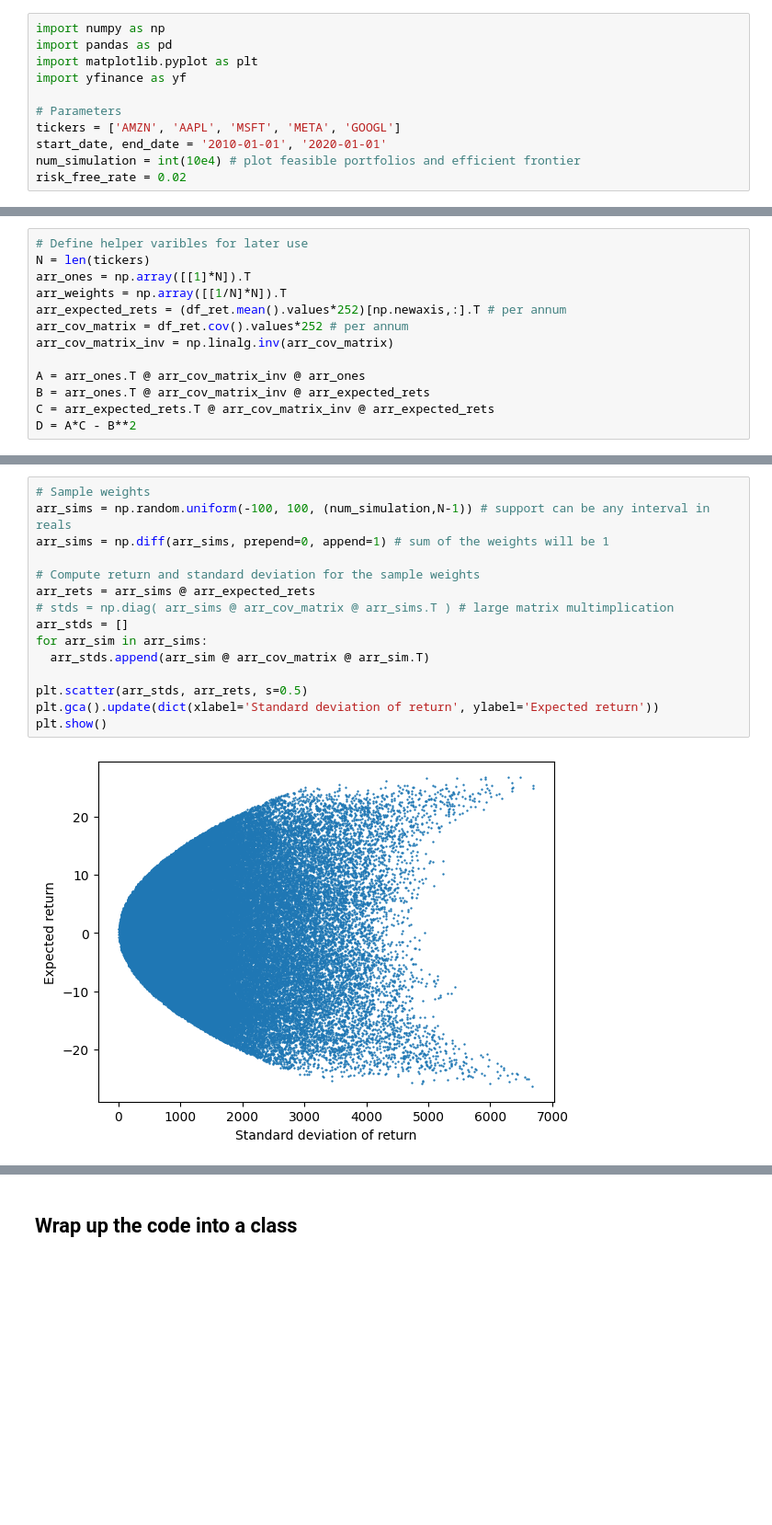
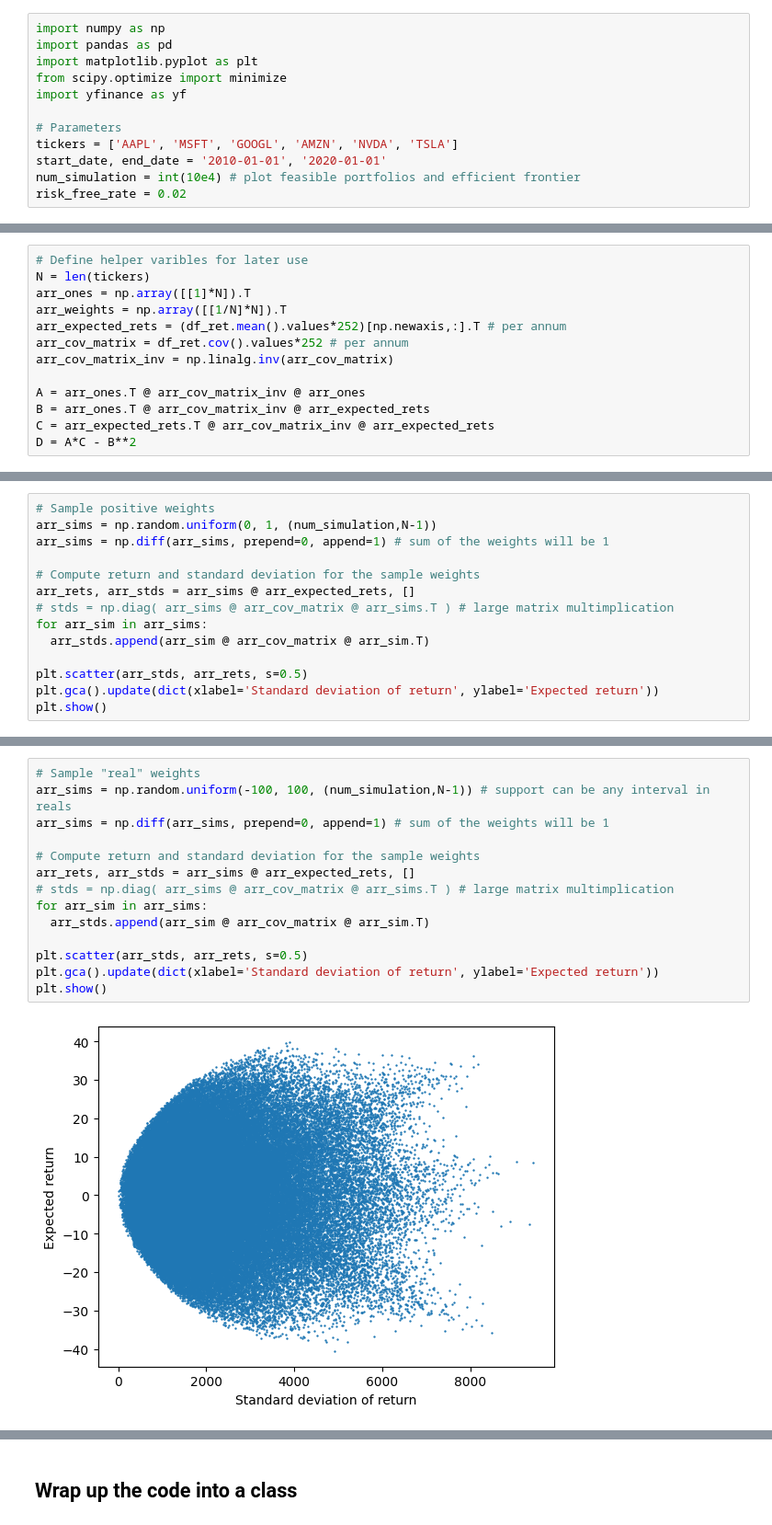
Before and after one commit to WuYenSun/Modern_Portfolio_Thoery, a Jupyter notebook: Modern_Portfolio_Theory_2023_06_22.ipynb, the cells around one changed output, grey strips where cells are left out. Shown: that part at 92% size. Drawn from its saved outputs; the diff is of its cells as text; blank space fills up the shorter version.

```diff
--- a/Modern_Portfolio_Theory_2023_06_22.ipynb
+++ b/Modern_Portfolio_Theory_2023_06_22.ipynb
@@ -2,10 +2,11 @@
 import numpy as np
 import pandas as pd
 import matplotlib.pyplot as plt
+from scipy.optimize import minimize
 import yfinance as yf
 
 # Parameters
-tickers = ['AMZN', 'AAPL', 'MSFT', 'META', 'GOOGL']
+tickers = ['AAPL', 'MSFT', 'GOOGL', 'AMZN', 'NVDA', 'TSLA']
 start_date, end_date = '2010-01-01', '2020-01-01'
 num_simulation = int(10e4) # plot feasible portfolios and efficient frontier
 risk_free_rate = 0.02
@@ -50,0 +60,14 @@ D = A*C - B**2
+# %%
+# Sample positive weights
+arr_sims = np.random.uniform(0, 1, (num_simulation,N-1))
+arr_sims = np.diff(arr_sims, prepend=0, append=1) # sum of the weights will be 1
+
+# Compute return and standard deviation for the sample weights
+arr_rets, arr_stds = arr_sims @ arr_expected_rets, []
+# stds = np.diag( arr_sims @ arr_cov_matrix @ arr_sims.T ) # large matrix multimplication
+for arr_sim in arr_sims:
+  arr_stds.append(arr_sim @ arr_cov_matrix @ arr_sim.T)
+
+plt.scatter(arr_stds, arr_rets, s=0.5)
+plt.gca().update(dict(xlabel='Standard deviation of return', ylabel='Expected return'))
+plt.show()
@@ -51,19 +90,18 @@ D = A*C - B**2
 # %%
-# Sample weights
+# Sample "real" weights
 arr_sims = np.random.uniform(-100, 100, (num_simulation,N-1)) # support can be any interval in reals
 arr_sims = np.diff(arr_sims, prepend=0, append=1) # sum of the weights will be 1
 
 # Compute return and standard deviation for the sample weights
-arr_rets = arr_sims @ arr_expected_rets
+arr_rets, arr_stds = arr_sims @ arr_expected_rets, []
 # stds = np.diag( arr_sims @ arr_cov_matrix @ arr_sims.T ) # large matrix multimplication
-arr_stds = []
 for arr_sim in arr_sims:
   arr_stds.append(arr_sim @ arr_cov_matrix @ arr_sim.T)
 
 plt.scatter(arr_stds, arr_rets, s=0.5)
 plt.gca().update(dict(xlabel='Standard deviation of return', ylabel='Expected return'))
 plt.show()
 # %% [output]
-[figure, old version]
+[figure, new version]
 # %% [markdown]
 ## Optimized portfolio
```
Also changed, not shown: parts of 14 cells of this notebook, 1 other file.
